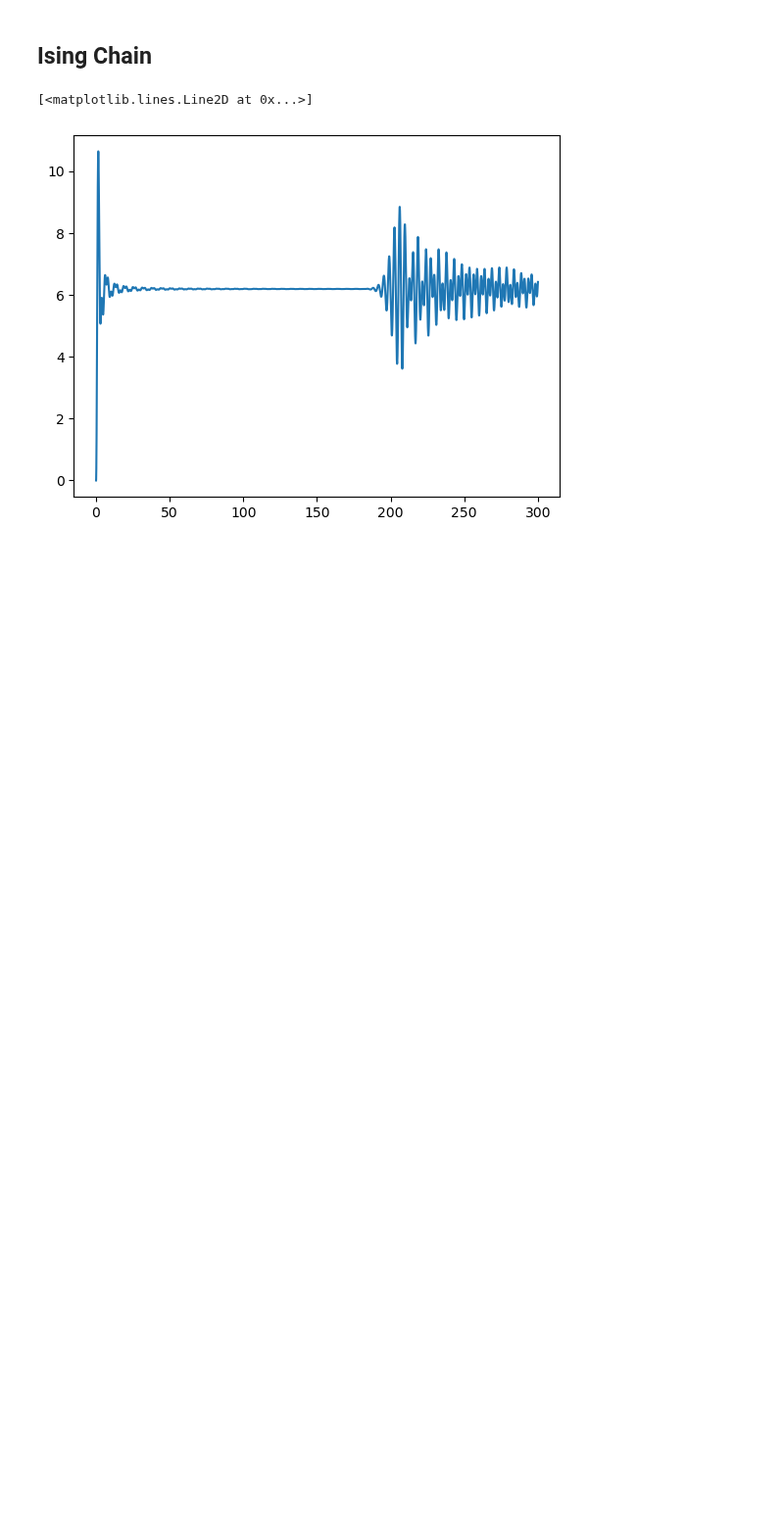
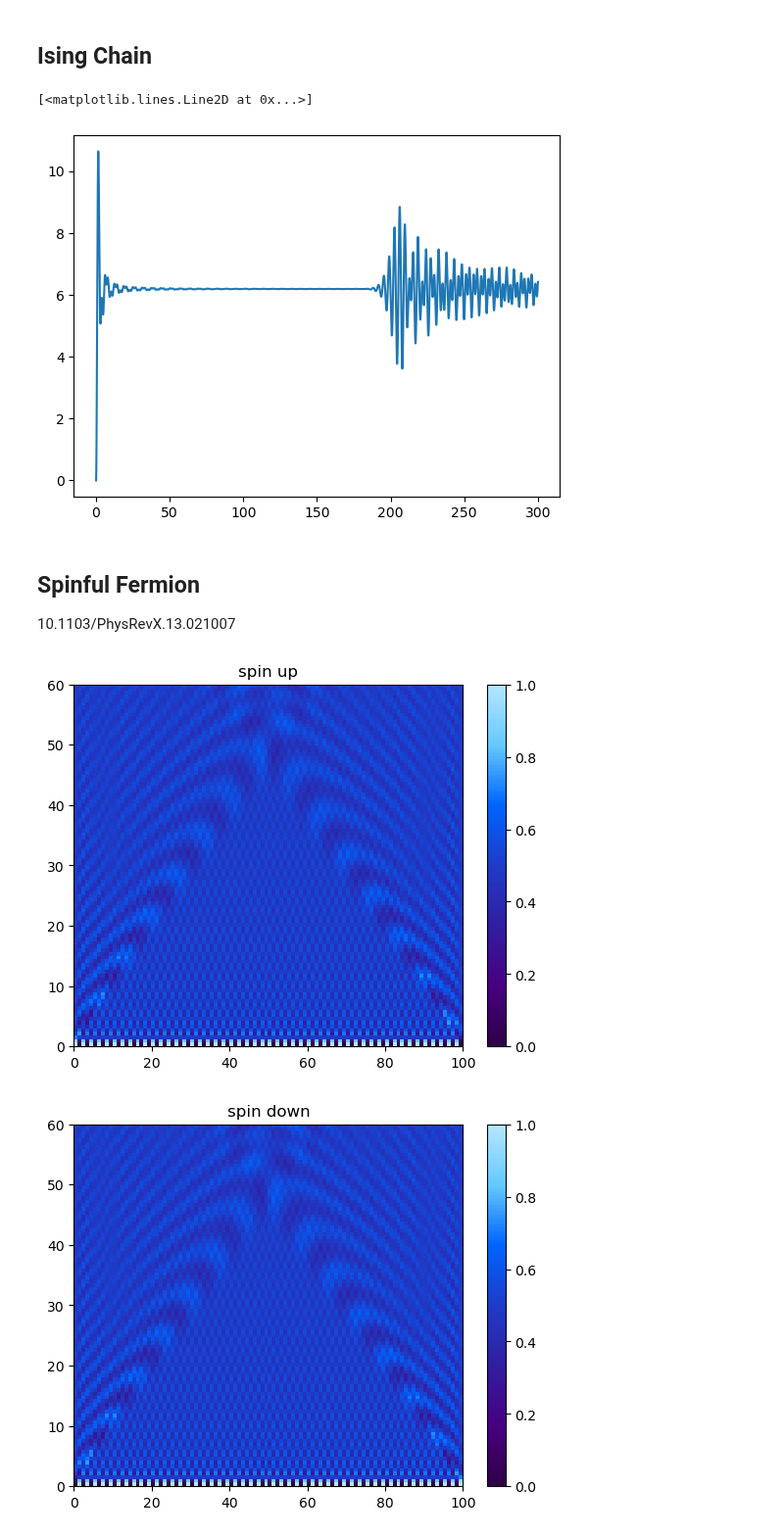
Before and after one commit to zhuhaodavid/quante, a Jupyter notebook: example/solve_models.ipynb, the cells around one changed output. Shown at 98% size. Cells and saved outputs as stored; diff of their text form; code cells hidden in the pictures; blank space fills up the shorter version.

```diff
--- a/example/solve_models.ipynb
+++ b/example/solve_models.ipynb
@@ -255,3 +255,78 @@ plt.plot(tlist, result)
 # %% [output]
 [<matplotlib.lines.Line2D at 0x...>]
 [figure]
+# %% [markdown]
+## Spinful Fermion
+
+10.1103/PhysRevX.13.021007
+# %%
+import quante as qt
+import numpy as np
+from matplotlib.colors import LinearSegmentedColormap
+import matplotlib.pyplot as plt
+colors = [
+    (48/255, 0/255, 70/255),   # 深紫色
+    (72/255, 0/255, 130/255),  # 紫
+    (50/255, 30/255, 160/255), # 紫蓝
+    (30/255, 60/255, 200/255), # 深蓝
+    (0/255, 100/255, 255/255), # 蓝色
+    (100/255, 200/255, 255/255), # 淡蓝
+    (180/255, 230/255, 255/255)  # 青色 / 浅青蓝
+]
+custom_cmap = LinearSegmentedColormap.from_list("smooth_purple_blue", colors, N=256)
+
+slater = qt.solvable_models.gaussian_state.slater
+op = qt.generate.operas.fermion
+
+L = 100
+
+J = 1.
+γ = 0.
+Δ = 0.5
+builder = op.SpinfulFermionBuilder()
+for l in range(L-1):
+    # hopping term
+    builder += '+-|', [l+1, l], -J/2
+    builder += '|+-', [l+1, l], -J/2
+    builder += '+-|', [l, l+1], -J/2
+    builder += '|+-', [l, l+1], -J/2
+
+    # non-hermitian term
+    builder += '+-|', [l+1, l], -γ/2
+    builder += '|+-', [l+1, l],  γ/2
+    builder += '+-|', [l, l+1],  γ/2
+    builder += '|+-', [l, l+1], -γ/2
+
+    # spin-orbit coupling term
+    builder += '+|-', [l+1, l], 1j * Δ/2
+    builder += '-|+', [l+1, l], 1j * Δ/2
+    builder += '-|+', [l, l+1], - 1j * Δ/2
+    builder += '+|-', [l, l+1], - 1j * Δ/2
+spinfulham = builder.build()
+
+
+ham = spinfulham.to_spinless().normal_ordering()
+h, coef_I = ham.single_particle_ham()
+state = '10' * (L//2) + '|' + '01' * (L//2)
+state = slater.SlaterState.from_spinful_product_state(state)
+result2_spinup = []
+result2_spindn = []
+tlist = np.linspace(0, 0.6*L, 100)
+for s in state.evolve(h, tlist):
+    result2_spinup.append(s.particle_number(range(0,2*L,2)))
+    result2_spindn.append(s.particle_number(range(1,2*L,2)))
+result2_spinup = np.array(result2_spinup)
+result2_spindn = np.array(result2_spindn)
+plt.figure()
+img = plt.imshow(result2_spinup, aspect='auto', extent=(0, L, 0, tlist[-1]), cmap=custom_cmap, origin='lower')  # 设置
+plt.title('spin up')
+plt.colorbar(img)
+
+plt.figure()
+img = plt.imshow(result2_spindn, aspect='auto', extent=(0, L, 0, tlist[-1]), cmap=custom_cmap, origin='lower')  # 设置
+plt.title('spin down')
+plt.colorbar(img)
+plt.show()
+# %% [output]
+[figure, added]
+[figure, added]
```
Also changed, not shown: parts of 1 cell of this notebook, 17 other files.
